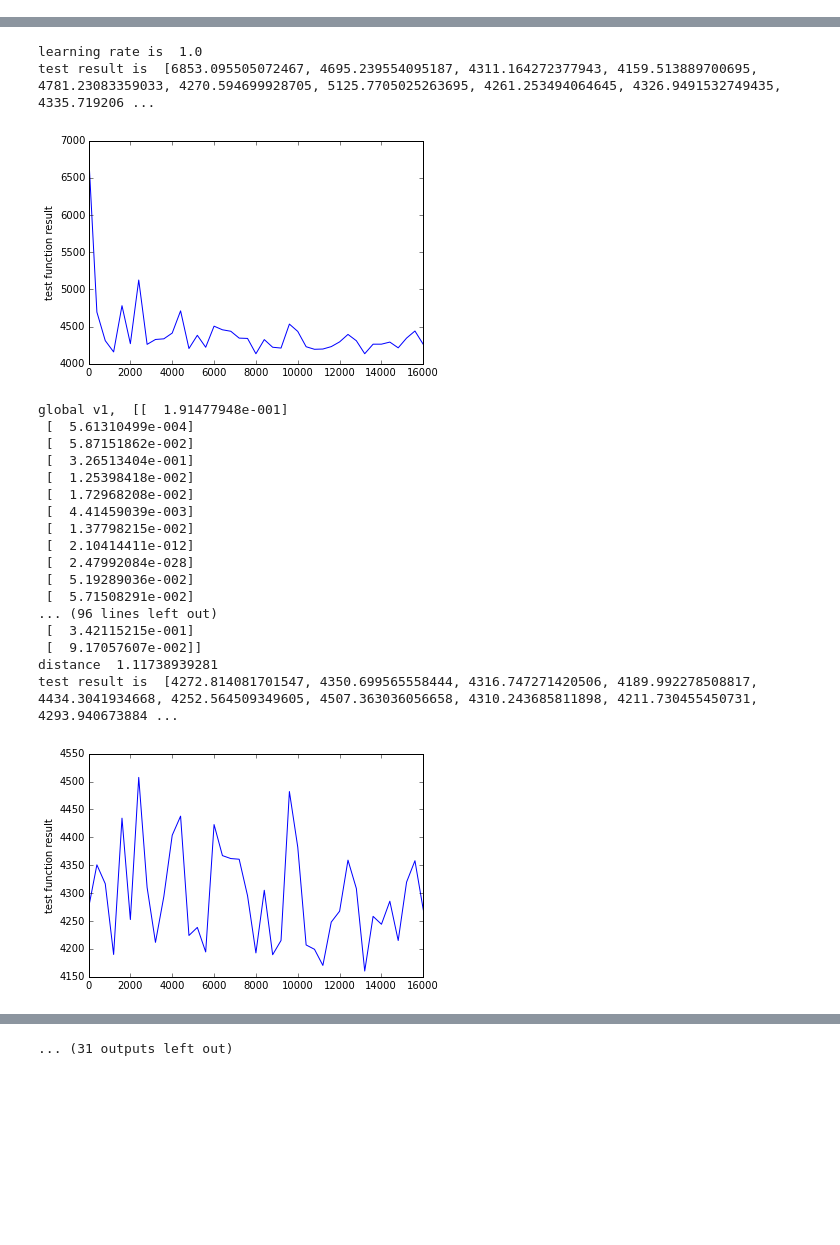
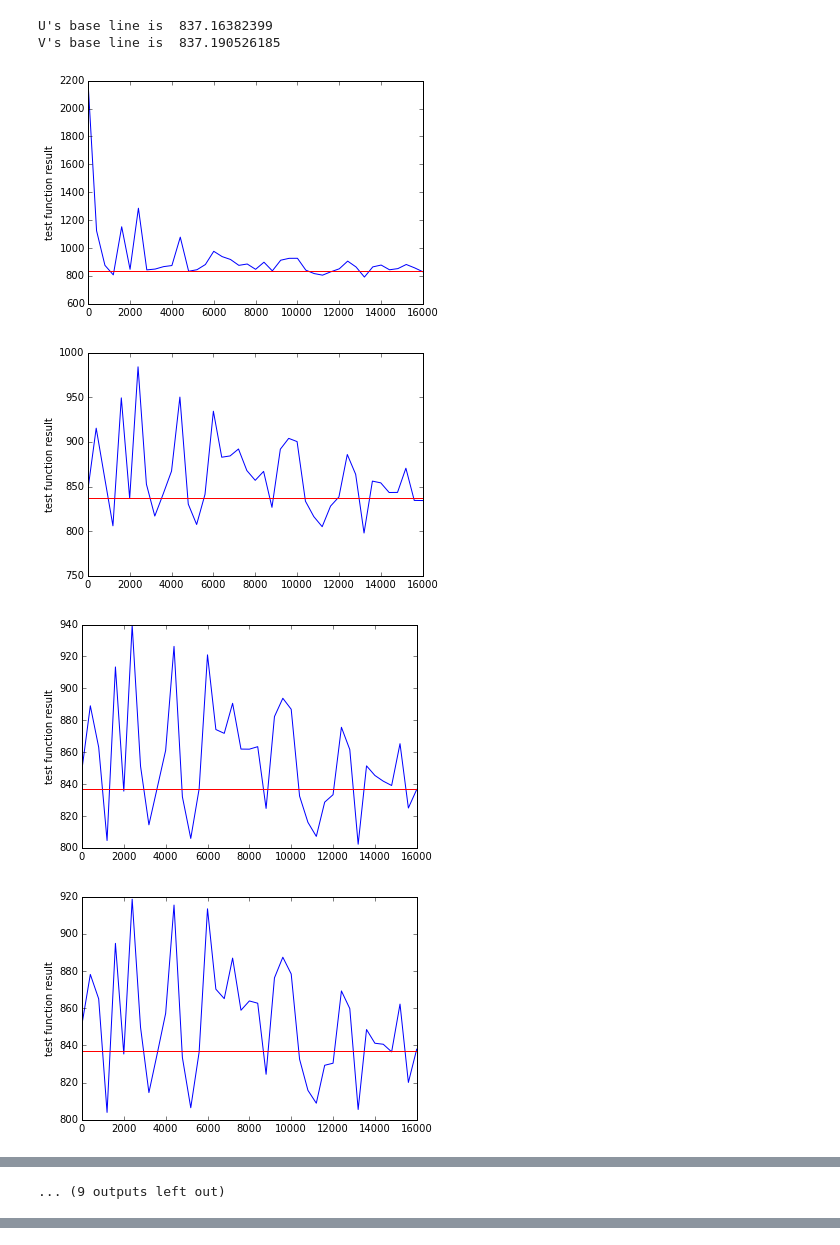
Before and after one commit to RuiqingQiu/SGD, a Jupyter notebook: SGD_oja.ipynb, the cells around one changed output, grey strips where cells are left out. Saved outputs shown, nothing was run; the diff lists cells and outputs as text; code cells hidden in the pictures; blank space fills up the shorter version.

Commit message:
oja with correct v1

```diff
--- a/SGD_oja.ipynb
+++ b/SGD_oja.ipynb
@@ -149,17 +149,12 @@ f.close()
 # helper function to normalize a vector
 # v = np.array([[x1,x2]])
 def normalizeVector(v):
-    #print "v is ", v
     distance = 0.0
     for i in v:
         for j in i:
             distance = distance + j**2
-            # for k in j:
-            # 	print "k is ", k
-                # distance = distance + k**2
     distance = math.sqrt(distance)
     v = v/distance
-    #print "v returned ", v
     return v
 
 # helper function to calculate the distance between two vectors
@@ -175,14 +170,14 @@ def distance(v1,v2):
 
 # v is np.array([[x1,x2,x3....]])
 # v is column-major vector
+# the test function compute the sum of distance between X and (v, X)* v
 def testFunction(v):
     total = 0.0
     for item in data_set_done:
         tmp = np.array([item])
         dotProduct = np.dot(tmp,v) # dotproduct should be a constant
-        #print "dotProduct is ", dotProduct
         dotProduct = dotProduct * v # dotproduct is a column major vector
-        total = total + distance(tmp,dotProduct)
+        total = total + distance(tmp,dotProduct)**2
     return total
 # %%
 # data set size covariance matrix M
@@ -216,3 +193,15 @@ M is
+# %%
+X = np.array([U[:,0]])
+X.reshape(110,1) #Convert to a correct matrix type for the test function
+print "U's base line is ", testFunction(np.transpose(X))
+
+X = np.array([V[0]])
+X.reshape(110,1) #Convert to a correct matrix type for the test function
+print "V's base line is ", testFunction(np.transpose(X))
+baseline = testFunction(np.transpose(X))
+# %% [output]
+U's base line is  837.16382399
+V's base line is  837.190526185
 # %%
 '''
     Implement Oja's rule to find the top k pricipal components of the dataset
@@ -225,7 +214,6 @@ prev_v = [] # record the previous v1 to test convergence
 s = 0.0
 t = len(data_set_done) # t is the data set lenght: how many data points there are
 learning_rate = 1.0
-print "learning rate is ",learning_rate
 # random intialize a vector from a d-dim sphere
 for i in range(0,d):
     tmp = np.random.random()
@@ -234,64 +222,49 @@ for i in range(0,d):
     prev_v.append(0.0)
 
 s = math.sqrt(s)
-#print "s is ", s
 # normalize v1
 for i in range(0,d):
     v1[i] = v1[i] * 1.0/ s
 
 a = np.dot(np.array([data_set_done[0]]),np.transpose(np.array([data_set_done[0]])))
-#print a # a is a scalar
-#print data_set_done[0]
-#print np.multiply(a,data_set_done[0]) # result is a vector
 
 dis = 0.0
 loop = 0.0
 # test convergence
-#print "distance is ", distance(prev_v,v1)
 v1 = np.array([v1]) # v1 type np.array([[x1,x2]])
 v1 = np.transpose(v1) # let v1 becomese a column major vector
 prev_v = v1
 testResult = []
 tPoint = []
 
 # stil have the infinite problem, need to normalize feature
 while True:
     testResult = []
     tPoint = []
     #print "loop is ", loop
     for i in range(0, len(data_set_done)/2):
         loop = loop + 1
         learning_rate = 1.0/math.sqrt(loop)
         tmp = data_set_done[i] # convert to right form
         tmp = np.array([tmp])
-        #print "dataset ", tmp # array([[]])
-        #print "tranpose xt is ", np.transpose(tmp)
-        #print "dot result ", np.dot(np.transpose(tmp),tmp)
         b = np.dot(np.transpose(tmp),tmp)
         b = np.dot(b,v1) # result will be a 110 * 1 vector
-        #print "times learning plus ", tmp + learning_rate * b
         v1 = v1 + learning_rate * b
-        #print "v1 only sum ", v1
         v1 = normalizeVector(v1)
-        #print "normalized v1 ", v1
         if i % 400 == 0:
             tPoint.append(i)
             test = testFunction(v1)
             testResult.append(test)
-        #print "v1 local", v1
-    #print "global v1, ", v1
-    #if loop > 1:
-    # right now use distance to test convergence
-    #plt.plot(tPoint,testResult)
-    print "test result is ", testResult
     plt.plot(tPoint, testResult, '-')
-    #plt.axis([0, len(data_set_done), 0, 5000])
+    plt.axhline(baseline, color='r')
     plt.ylabel('test function result')
     plt.show()
-    print "global v1, ", v1
     dis = distance(prev_v,v1)
-    print "distance ", dis
     if dis <= 0.001:
             break
     prev_v = v1
 # %% [output]
+[figure, new version]
+[figure, new version]
+[figure, new version]
+[figure, new version]
@@ -298,21 +279 @@ while True:
-learning rate is  1.0
-test result is  [6853.095505072467, 4695.239554095187, 4311.164272377943, 4159.513889700695, 4781.23083359033, 4270.594699928705, 5125.7705025263695, 4261.253494064645, 4326.9491532749435, 4335.719206 ...
+... (9 outputs left out)
-[figure, old version]
-global v1,  [[  1.91477948e-001]
- [  5.61310499e-004]
- [  5.87151862e-002]
- [  3.26513404e-001]
- [  1.25398418e-002]
- [  1.72968208e-002]
- [  4.41459039e-003]
- [  1.37798215e-002]
- [  2.10414411e-012]
- [  2.47992084e-028]
- [  5.19289036e-002]
- [  5.71508291e-002]
-... (96 lines left out)
- [  3.42115215e-001]
- [  9.17057607e-002]]
-distance  1.11738939281
-test result is  [4272.814081701547, 4350.699565558444, 4316.747271420506, 4189.992278508817, 4434.3041934668, 4252.564509349605, 4507.363036056658, 4310.243685811898, 4211.730455450731, 4293.940673884 ...
-[figure, old version]
@@ -391 +279,0 @@ test result is  [4301.146890320997, 4291.718637536028, 4320.136366430869, 4178.3
-... (31 outputs left out)
```
Also changed, not shown: parts of 3 cells of this notebook.
